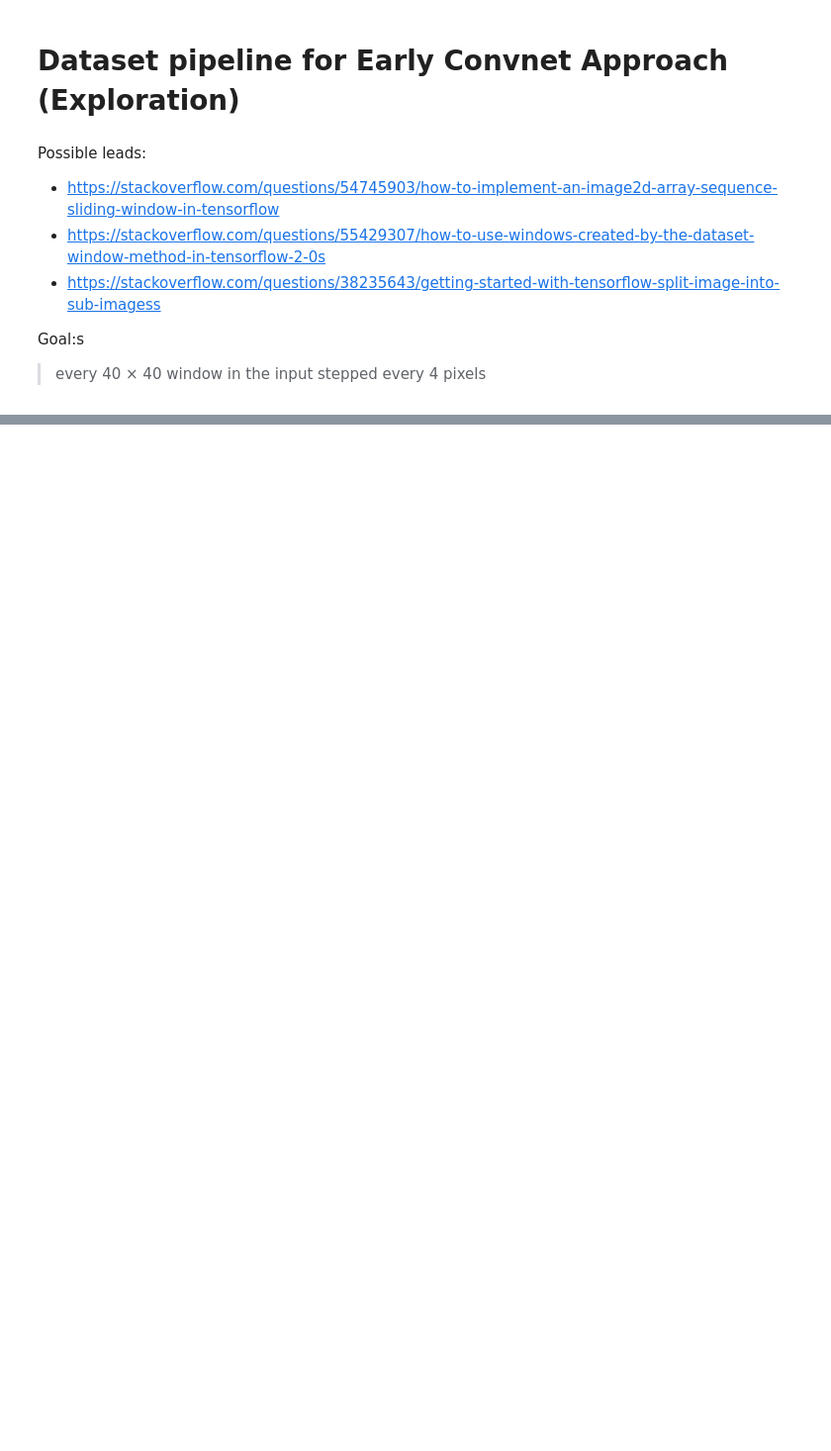
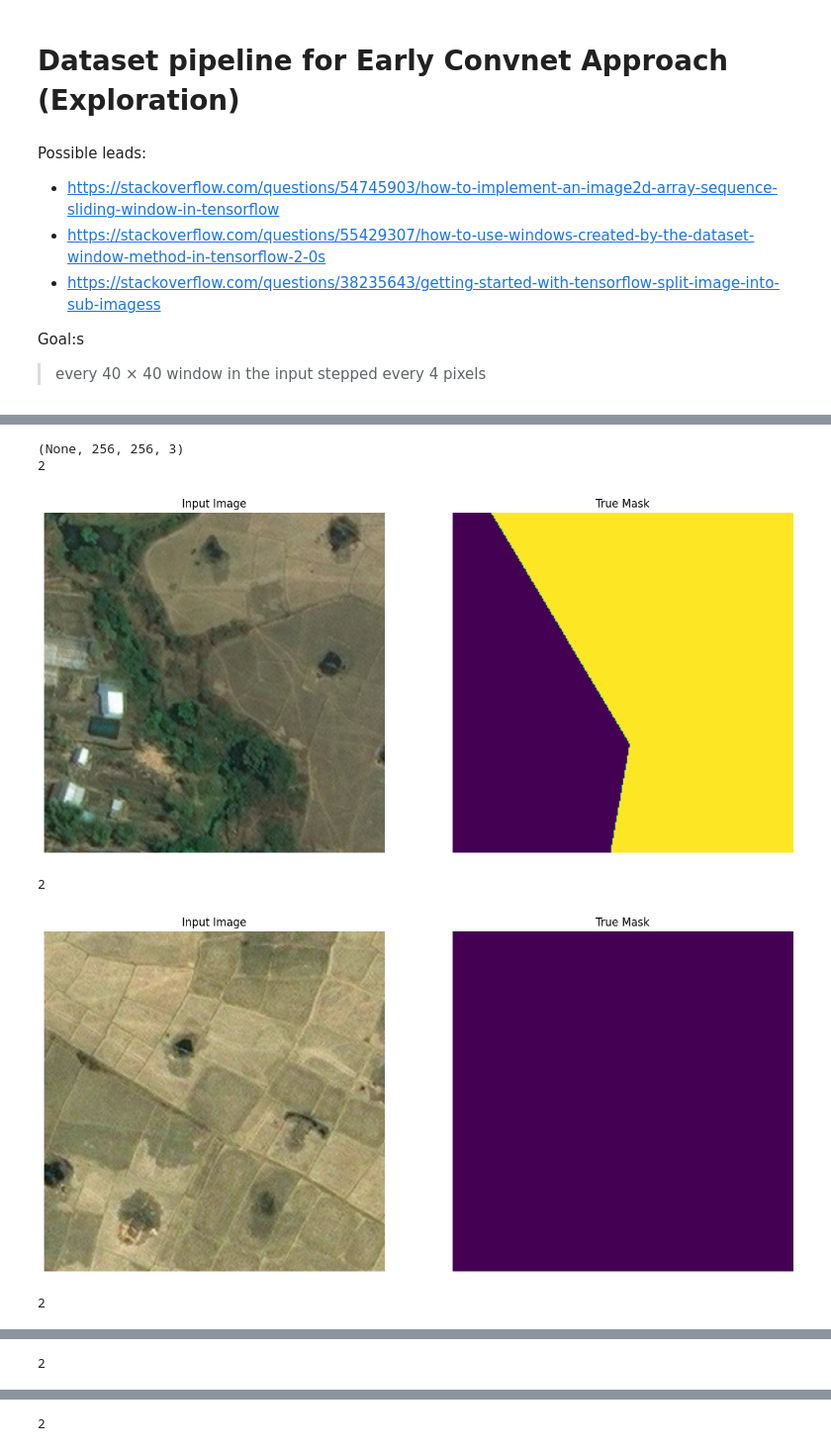
Before and after one commit to rondo-lehner/CM3070_Final_project, a Jupyter notebook: notebooks/ds_02_pipeline_convnet.ipynb, the cells around one changed output, grey strips where cells are left out. Shown at 99% size. Saved outputs shown, nothing was run; the diff lists cells and outputs as text; code cells hidden in the pictures; blank space fills up the shorter version.

Commit message:
extract patches from images

```diff
--- a/notebooks/ds_02_pipeline_convnet.ipynb
+++ b/notebooks/ds_02_pipeline_convnet.ipynb
@@ -86,0 +91,47 @@ def display(display_list):
+# %%
+patch_size = 256
+def load_patches(datapoint):
+    img_patches = tf.image.extract_patches(
+        images = datapoint['image'],
+        sizes = [1, patch_size, patch_size, 1],
+        strides = [1, patch_size, patch_size, 1],
+        rates = [1, 1, 1, 1],
+        padding = 'VALID'
+    )
+    img_patches_flat = tf.reshape(img_patches, shape=(-1, patch_size, patch_size, 3))
+
+    ann_patches = tf.image.extract_patches(
+        images = datapoint['segmentation_mask'],
+        sizes = [1, patch_size, patch_size, 1],
+        strides = [1, patch_size, patch_size, 1],
+        rates = [1, 1, 1, 1],
+        padding = 'VALID'
+    )
+    ann_patches_flat = tf.reshape(ann_patches, shape=(-1, patch_size, patch_size, 1))
+
+    img_patches_flat, ann_patches_flat = normalize(img_patches_flat, ann_patches_flat)
+    print(img_patches_flat.shape)
+
+    return img_patches_flat, ann_patches_flat
+# %%
+image_batches = (
+    ds['all_images']
+    .take(1)
+    .batch(1)
+    .map(load_patches, num_parallel_calls=tf.data.AUTOTUNE)
+    .prefetch(buffer_size=tf.data.AUTOTUNE)
+)
+for i, m in image_batches.take(1):
+    sample_images = i[70:75]
+    sample_masks = m[70:75]
+    samples = list(zip(sample_images, sample_masks))
+    for sample in samples:
+        display(sample)
+    # sample_image, sample_mask = i[index], m[index]
+# %% [output]
+(None, 256, 256, 3)
+2
+[figure, added]
+2
+[figure, added]
+2
@@ -86,0 +139 @@ def display(display_list):
+2
@@ -86,0 +141 @@ def display(display_list):
+2
```
Also changed, not shown: parts of 5 cells of this notebook.
